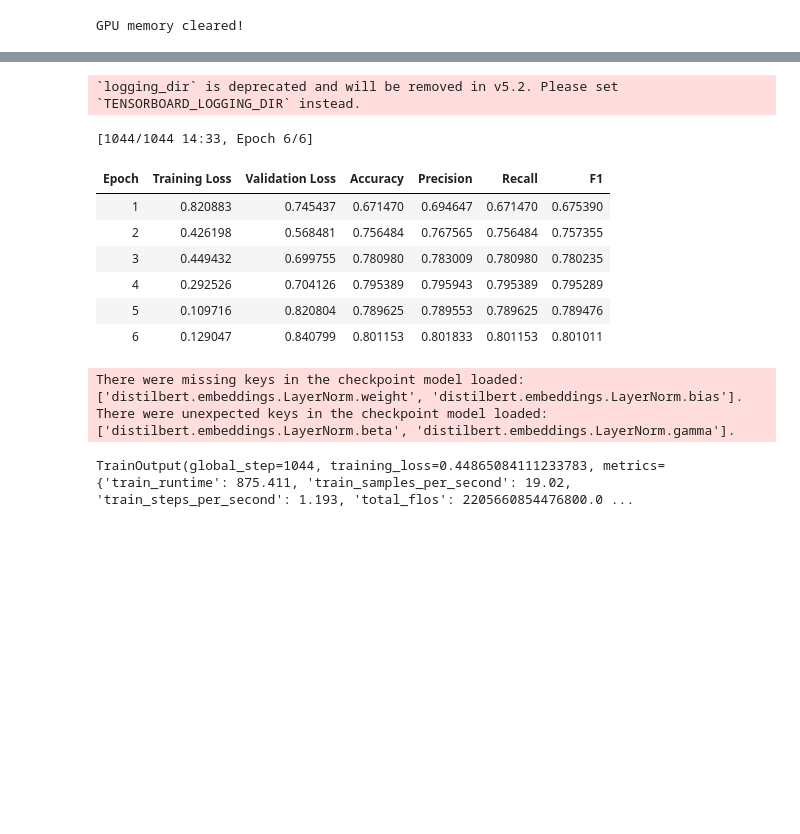
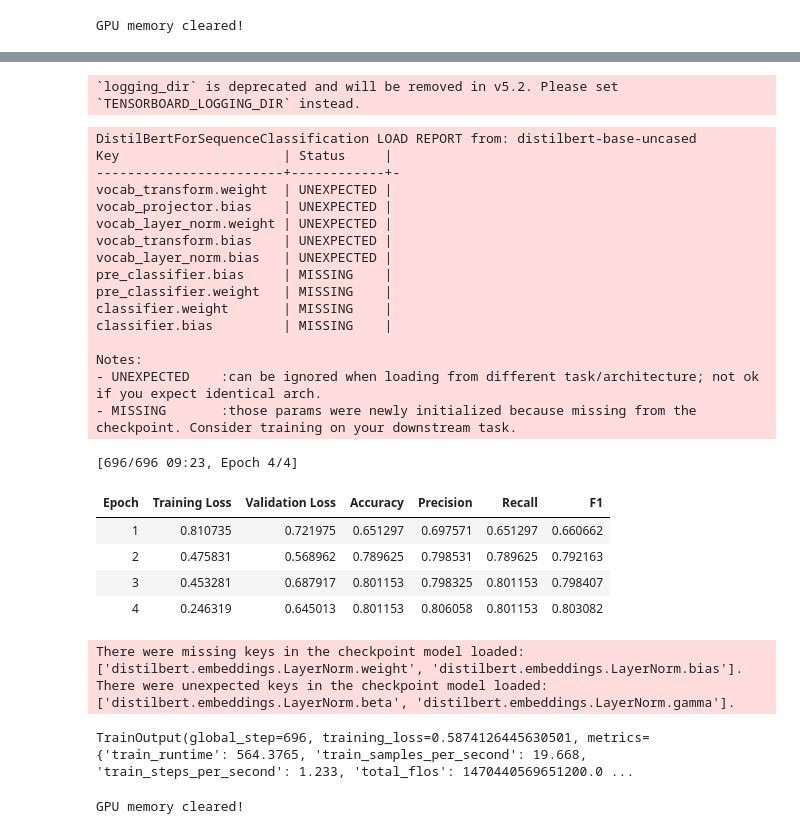
Before and after one commit to abdelwahab798/Customer-Support, a Jupyter notebook: expierment/p.ipynb, the cells around one changed output, grey strips where cells are left out. Cells and saved outputs as stored; diff of their text form; code cells hidden in the pictures; blank space fills up the shorter version.

Commit message:
Edit feature engineering / add config file / built model traning

```diff
--- a/expierment/p.ipynb
+++ b/expierment/p.ipynb
@@ -153,8 +153,8 @@ df.shape
 # %%
 label_enc={"Spam":0,"Bug":1,"Support":2,"Feature":3}
 df["label"]=df["label"].map(label_enc)
+df.rename(columns={"label":"labels"},inplace=True)
 # %%
 from transformers import AutoTokenizer
-model="distilbert-base-uncased"
-tokenizer=AutoTokenizer.from_pretrained(model)
-from transformers import AutoModelForSequenceClassification
+tok="distilbert-base-uncased"
+tokenizer=AutoTokenizer.from_pretrained(tok)
@@ -231,42 +242,82 @@ Notes:
 # %%
-training_args=TrainingArguments(
+training_args = TrainingArguments(
     output_dir="./results",
-    num_train_epochs=6,
+    num_train_epochs=4,
     per_device_train_batch_size=16,
     per_device_eval_batch_size=16,
-    eval_strategy="epoch",
+    eval_strategy="epoch",  # تم التعديل هنا
     save_strategy="epoch",
     logging_dir="./logs",
     logging_steps=10,
     load_best_model_at_end=True,
     metric_for_best_model="f1",
 )
+
 def compute_metrics(eval_pred):
-    from sklearn.metrics import accuracy_score, precision_recall_fscore_support
     logits, labels = eval_pred
     predictions = logits.argmax(axis=-1)
     acc = accuracy_score(labels, predictions)
     precision, recall, f1, _ = precision_recall_fscore_support(labels, predictions, average="weighted")
     return {"accuracy": acc, "precision": precision, "recall": recall, "f1": f1}
-trainer=CustomTrainer(
+
+# تأكد من وضع اسم الموديل الصحيح هنا مكان "model_name"
+model = AutoModelForSequenceClassification.from_pretrained(tok, num_labels=4)
+
+trainer = CustomTrainer(
     model=model,
     args=training_args,
     train_dataset=tokenized_train,
-    eval_dataset=tokenized_test,
+    eval_dataset=tokenized_val,
     data_collator=data_collator,
     compute_metrics=compute_metrics,
 )
+
 trainer.train()
 # %% [output]
 `logging_dir` is deprecated and will be removed in v5.2. Please set `TENSORBOARD_LOGGING_DIR` instead.
-[1044/1044 14:33, Epoch 6/6]
+DistilBertForSequenceClassification LOAD REPORT from: distilbert-base-uncased
+Key                     | Status     |
+------------------------+------------+-
+vocab_transform.weight  | UNEXPECTED |
+vocab_projector.bias    | UNEXPECTED |
+vocab_layer_norm.weight | UNEXPECTED |
+vocab_transform.bias    | UNEXPECTED |
+vocab_layer_norm.bias   | UNEXPECTED |
+pre_classifier.bias     | MISSING    |
+pre_classifier.weight   | MISSING    |
+classifier.weight       | MISSING    |
+classifier.bias         | MISSING    |
+
+Notes:
+- UNEXPECTED    :can be ignored when loading from different task/architecture; not ok if you expect identical arch.
+- MISSING       :those params were newly initialized because missing from the checkpoint. Consider training on your downstream task.
+[696/696 09:23, Epoch 4/4]
 | Epoch | Training Loss | Validation Loss | Accuracy | Precision | Recall | F1 |
-| 1 | 0.820883 | 0.745437 | 0.671470 | 0.694647 | 0.671470 | 0.675390 |
-| 2 | 0.426198 | 0.568481 | 0.756484 | 0.767565 | 0.756484 | 0.757355 |
-| 3 | 0.449432 | 0.699755 | 0.780980 | 0.783009 | 0.780980 | 0.780235 |
-| 4 | 0.292526 | 0.704126 | 0.795389 | 0.795943 | 0.795389 | 0.795289 |
-| 5 | 0.109716 | 0.820804 | 0.789625 | 0.789553 | 0.789625 | 0.789476 |
-| 6 | 0.129047 | 0.840799 | 0.801153 | 0.801833 | 0.801153 | 0.801011 |
+| 1 | 0.810735 | 0.721975 | 0.651297 | 0.697571 | 0.651297 | 0.660662 |
+| 2 | 0.475831 | 0.568962 | 0.789625 | 0.798531 | 0.789625 | 0.792163 |
+| 3 | 0.453281 | 0.687917 | 0.801153 | 0.798325 | 0.801153 | 0.798407 |
+| 4 | 0.246319 | 0.645013 | 0.801153 | 0.806058 | 0.801153 | 0.803082 |
-There were missing keys in the checkpoint model loaded: ['distilbert.embeddings.LayerNorm.weight', 'distilbert.embeddings.LayerNorm.bias'].
-There were unexpected keys in the checkpoint model loaded: ['distilbert.embeddings.LayerNorm.beta', 'distilbert.embeddings.LayerNorm.gamma'].
-TrainOutput(global_step=1044, training_loss=0.44865084111233783, metrics={'train_runtime': 875.411, 'train_samples_per_second': 19.02, 'train_steps_per_second': 1.193, 'total_flos': 2205660854476800.0 ...
+There were missing keys in the checkpoint model loaded: ['distilbert.embeddings.LayerNorm.weight', 'distilbert.embeddings.LayerNorm.bias'].
+There were unexpected keys in the checkpoint model loaded: ['distilbert.embeddings.LayerNorm.beta', 'distilbert.embeddings.LayerNorm.gamma'].
+TrainOutput(global_step=696, training_loss=0.5874126445630501, metrics={'train_runtime': 564.3765, 'train_samples_per_second': 19.668, 'train_steps_per_second': 1.233, 'total_flos': 1470440569651200.0 ...
+# %%
+import torch
+import gc
+
+def clear_gpu_memory():
+    # 1. مسح المتغيرات غير المستخدمة من الرامات العادية
+    gc.collect()
+
+    # 2. تفضي الـ Cache بتاع الـ PyTorch من الـ GPU
+    torch.cuda.empty_cache()
+
+    # 3. (اختياري) لو عايز تتأكد إن كل حاجة اتمسحت فعلاً
+    with torch.no_grad():
+        torch.cuda.empty_cache()
+
+    print("GPU memory cleared!")
+
+# استدعي الفانكشن
+clear_gpu_memory()
+# %% [output]
+GPU memory cleared!
```
Also changed, not shown: parts of 7 cells of this notebook, 10 other files.
